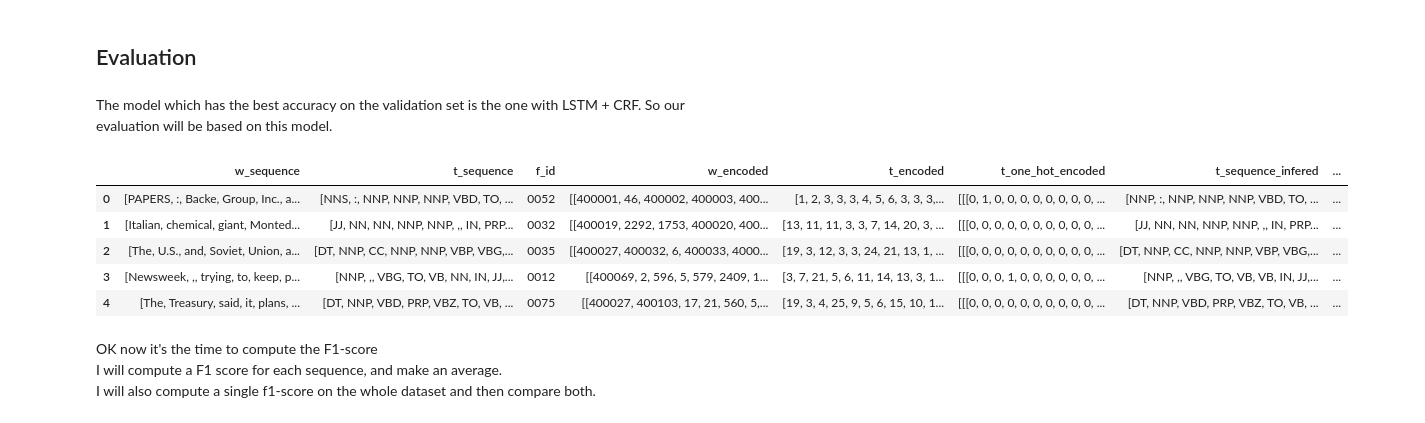
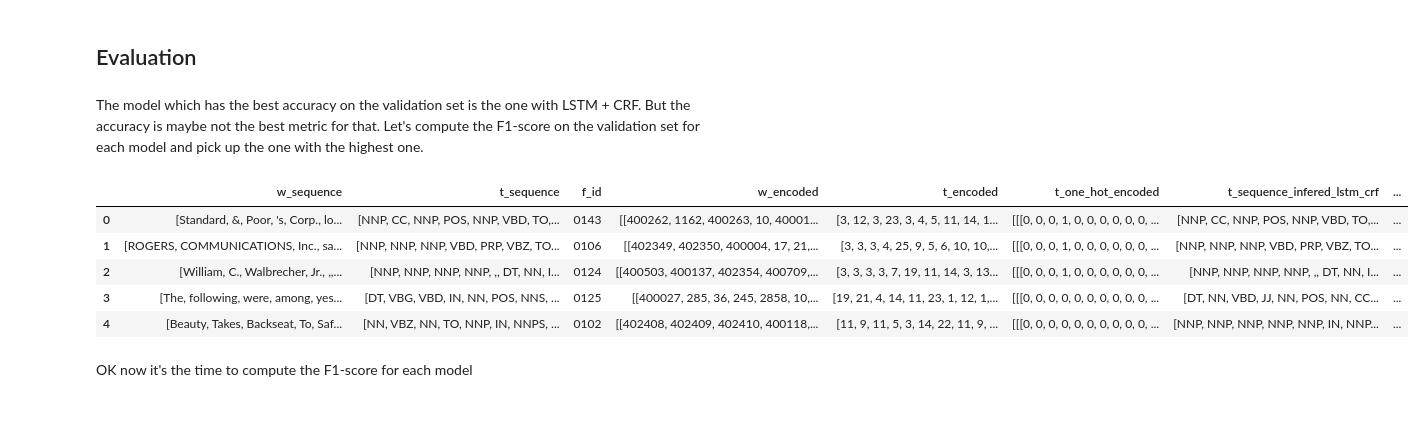
Before and after one commit to CorentinMAG/NLP, a Jupyter notebook: POS_TAGGING.ipynb, the cells around one changed output. Saved outputs shown, nothing was run; the diff lists cells and outputs as text; code cells hidden in the pictures.

```diff
--- a/POS_TAGGING.ipynb
+++ b/POS_TAGGING.ipynb
@@ -929,9 +929,11 @@ It is definitively the best model because the accuracy of the validation set as
 # %% [markdown]
 ## Evaluation
 # %% [markdown]
-The model which has the best accuracy on the validation set is the one with LSTM + CRF. So our evaluation will be based on this model.
+The model which has the best accuracy on the validation set is the one with LSTM + CRF. But the accuracy is maybe not the best metric for that. Let's compute the F1-score on the validation set for each model and pick up the one with the highest one.
 # %%
-def prediction(X,model,df):
+def prediction(X,model,df,name):
+  name1 = "t_sequence_infered_"+name
+  name2 = "t_sequence_infered_encoded_"+name
   pred = model.predict(X)
   real_pred = []
   pred_int = np.zeros((df.shape[0],MAX_SEQ_LENGTH),dtype=int)
@@ -943,6 +945,18 @@ def prediction(X,model,df):
         if j < _len:
           t_sequence_infered.append(idx_to_token[el.argmax()])
     real_pred.append(t_sequence_infered)
-  df['t_sequence_infered'] = pd.Series(real_pred)
-  df['t_sequence_infered_encoded'] = pd.Series(pred_int.tolist()).apply(lambda x:np.array(x))
+  df[name1] = pd.Series(real_pred)
+  df[name2] = pd.Series(pred_int.tolist()).apply(lambda x:np.array(x))
   return df
+
+def global_f1_score(df,name):
+  name2 = "t_sequence_infered_encoded_"+name
+  _X = np.zeros((1,1),dtype=int)
+  for el in df['t_encoded'].to_list():
+    _X = np.concatenate((_X,el),axis=None)
+  _Y = np.zeros((1,1),dtype=int)
+  for el in df[name2].to_list():
+    _Y = np.concatenate((_Y,el),axis=None)
+  X = _X[_X!=0]
+  Y = _Y[_Y!=0]
+  return f1_score(X,Y,average='macro')
@@ -951,13 +963,16 @@ tr_df = prediction(X_train,model,tr_df)
+# %%
+valid_df = prediction(X_valid,model,valid_df,"lstm_crf")
+valid_df = prediction(X_valid,bilstm_model,valid_df,"bilstm")
+valid_df = prediction(X_valid,bigru_model,valid_df,"bigru")
+valid_df = prediction(X_valid,double_bilstm_model,valid_df,"double_bilstm")
 # %%
-tr_df.head()
+valid_df.head()
 # %% [output]
-|  | w_sequence | t_sequence | f_id | w_encoded | t_encoded | t_one_hot_encoded | t_sequence_infered | ... |
-| 0 | [PAPERS, :, Backe, Group, Inc., a... | [NNS, :, NNP, NNP, NNP, VBD, TO, ... | 0052 | [[400001, 46, 400002, 400003, 400... | [1, 2, 3, 3, 3, 4, 5, 6, 3, 3, 3,... | [[[0, 1, 0, 0, 0, 0, 0, 0, 0, 0, ... | [NNP, :, NNP, NNP, NNP, VBD, TO, ... | ... |
-| 1 | [Italian, chemical, giant, Monted... | [JJ, NN, NN, NNP, NNP, ,, IN, PRP... | 0032 | [[400019, 2292, 1753, 400020, 400... | [13, 11, 11, 3, 3, 7, 14, 20, 3, ... | [[[0, 0, 0, 0, 0, 0, 0, 0, 0, 0, ... | [JJ, NN, NN, NNP, NNP, ,, IN, PRP... | ... |
-| 2 | [The, U.S., and, Soviet, Union, a... | [DT, NNP, CC, NNP, NNP, VBP, VBG,... | 0035 | [[400027, 400032, 6, 400033, 4000... | [19, 3, 12, 3, 3, 24, 21, 13, 1, ... | [[[0, 0, 0, 0, 0, 0, 0, 0, 0, 0, ... | [DT, NNP, CC, NNP, NNP, VBP, VBG,... | ... |
-| 3 | [Newsweek, ,, trying, to, keep, p... | [NNP, ,, VBG, TO, VB, NN, IN, JJ,... | 0012 | [[400069, 2, 596, 5, 579, 2409, 1... | [3, 7, 21, 5, 6, 11, 14, 13, 3, 1... | [[[0, 0, 0, 1, 0, 0, 0, 0, 0, 0, ... | [NNP, ,, VBG, TO, VB, VB, IN, JJ,... | ... |
-| 4 | [The, Treasury, said, it, plans, ... | [DT, NNP, VBD, PRP, VBZ, TO, VB, ... | 0075 | [[400027, 400103, 17, 21, 560, 5,... | [19, 3, 4, 25, 9, 5, 6, 15, 10, 1... | [[[0, 0, 0, 0, 0, 0, 0, 0, 0, 0, ... | [DT, NNP, VBD, PRP, VBZ, TO, VB, ... | ... |
+|  | w_sequence | t_sequence | f_id | w_encoded | t_encoded | t_one_hot_encoded | t_sequence_infered_lstm_crf | ... |
+| 0 | [Standard, &, Poor, 's, Corp., lo... | [NNP, CC, NNP, POS, NNP, VBD, TO,... | 0143 | [[400262, 1162, 400263, 10, 40001... | [3, 12, 3, 23, 3, 4, 5, 11, 14, 1... | [[[0, 0, 0, 1, 0, 0, 0, 0, 0, 0, ... | [NNP, CC, NNP, POS, NNP, VBD, TO,... | ... |
+| 1 | [ROGERS, COMMUNICATIONS, Inc., sa... | [NNP, NNP, NNP, VBD, PRP, VBZ, TO... | 0106 | [[402349, 402350, 400004, 17, 21,... | [3, 3, 3, 4, 25, 9, 5, 6, 10, 10,... | [[[0, 0, 0, 1, 0, 0, 0, 0, 0, 0, ... | [NNP, NNP, NNP, VBD, PRP, VBZ, TO... | ... |
+| 2 | [William, C., Walbrecher, Jr., ,,... | [NNP, NNP, NNP, NNP, ,, DT, NN, I... | 0124 | [[400503, 400137, 402354, 400709,... | [3, 3, 3, 3, 7, 19, 11, 14, 3, 13... | [[[0, 0, 0, 1, 0, 0, 0, 0, 0, 0, ... | [NNP, NNP, NNP, NNP, ,, DT, NN, I... | ... |
+| 3 | [The, following, were, among, yes... | [DT, VBG, VBD, IN, NN, POS, NNS, ... | 0125 | [[400027, 285, 36, 245, 2858, 10,... | [19, 21, 4, 14, 11, 23, 1, 12, 1,... | [[[0, 0, 0, 0, 0, 0, 0, 0, 0, 0, ... | [DT, NN, VBD, JJ, NN, POS, NN, CC... | ... |
+| 4 | [Beauty, Takes, Backseat, To, Saf... | [NN, VBZ, NN, TO, NNP, IN, NNPS, ... | 0102 | [[402408, 402409, 402410, 400118,... | [11, 9, 11, 5, 3, 14, 22, 11, 9, ... | [[[0, 0, 0, 0, 0, 0, 0, 0, 0, 0, ... | [NNP, NNP, NNP, NNP, NNP, IN, NNP... | ... |
 # %% [markdown]
-OK now it's the time to compute the F1-score
-I will compute a F1 score for each sequence, and make an average.
-I will also compute a single f1-score on the whole dataset and then compare both.
+OK now it's the time to compute the F1-score for each model
```
Also changed, not shown: parts of 30 cells of this notebook.
